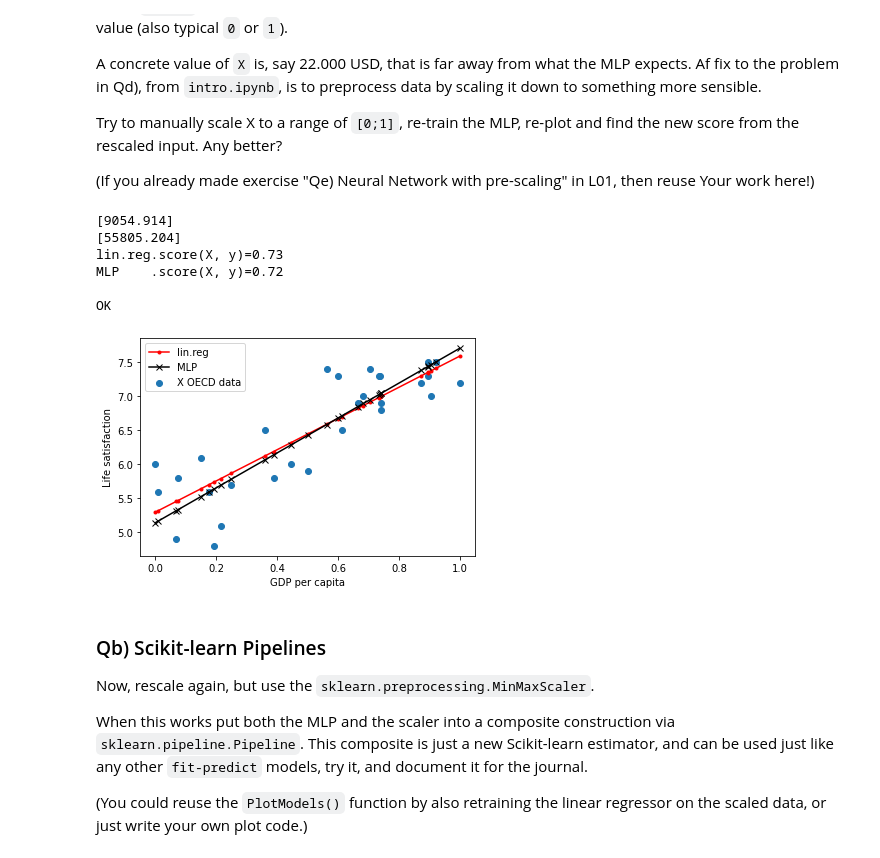
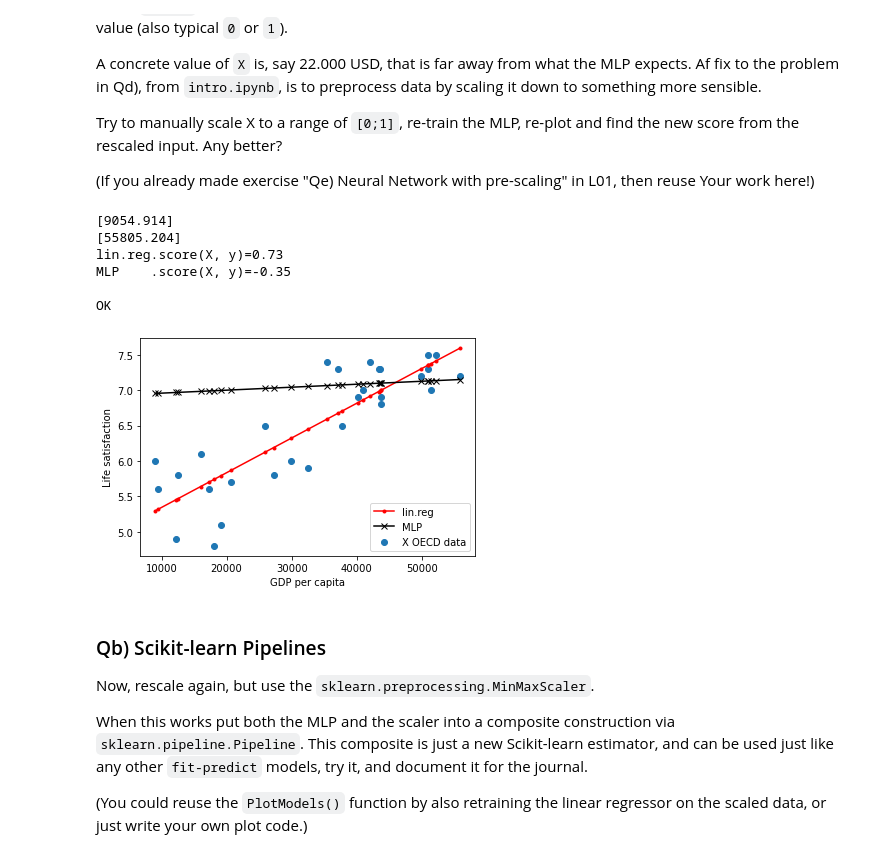
Before and after one commit to GustavNK/SW6, a Jupyter notebook: SWMAL/Lektion4/pipelines.ipynb, the cells around one changed output. Drawn from its saved outputs; the diff is of its cells as text; code cells hidden in the pictures.

```diff
--- a/SWMAL/Lektion4/pipelines.ipynb
+++ b/SWMAL/Lektion4/pipelines.ipynb
@@ -89,7 +93,7 @@ def PlotModels(model1, model2, X, y, name_model1="lin.reg", name_model2="MLP"):
 # lets make a linear and MLP regressor and redo the plots
 
 mlp = MLPRegressor(hidden_layer_sizes=(10, ),
-                   solver='adam',
+                   solver='sgd',
                    activation='relu',
                    tol=1E-5,
                    max_iter=100000,
@@ -124,38 +128,66 @@ Try to manually scale X to a range of `[0;1]`, re-train the MLP, re-plot and fin
 # %%
 # TODO: add your code here.. s109 top, how to make min-max scaling
 #Min_max_Calc(val) = (val-min_val)/(max_val-min_val) Waow!
+def Fill(s, n):
+        while(len(s)<n):
+            s += " "
+        return s
+
+def CalcPredAndScore(model1, model2, X, y):
+        y_pred_model1 = model1.predict(X)
+        y_pred_model2 = model2.predict(X)
+
+        # call r2
+        score_model1 = r2_score(y, y_pred_model1)
+        score_model2 = r2_score(y, y_pred_model2)
+
+        return y_pred_model1, y_pred_model2, score_model1, score_model2
 
 def minmaxscaler(Xvar):
     minVal = min(Xvar)
     maxVal = max(Xvar)
     minmaxedarray = []
     print(minVal)
     print(maxVal)
     for i in Xvar:
-        minmaxedarray.append((i-minVal)/(maxVal-minVal))
+        minmaxedarray.append((i-2*minVal)/(6*maxVal-minVal))
 
     return np.array(minmaxedarray)
 
 minmaxedX = minmaxscaler(X)
 
 mlp.fit(minmaxedX,y)
 linreg.fit(minmaxedX, y)
 
-PlotModels(linreg, mlp, minmaxedX, y)
-plt.savefig('./images/Qa_plot.png', format='png', dpi=300)
+#PlotModels(linreg, mlp, minmaxedX, y)
+y_pred_model1, y_pred_model2, score_model1, score_model2 = CalcPredAndScore(linreg, mlp, minmaxedX, y)
+plt.plot(X, y_pred_model1, "r.-")
+plt.plot(X, y_pred_model2, "kx-")
+plt.scatter(X, y)
+plt.xlabel("GDP per capita")
+plt.ylabel("Life satisfaction")
+plt.legend(["lin.reg", "MLP", "X OECD data"])
+l = max(len("lin.reg"), len("MLP"))
+
+print(f"""{Fill("lin.reg",l)}.score(X, y)={score_model1:0.2f}""")
+print(f"""{Fill("MLP",l)}.score(X, y)={score_model2:0.2f}""")
+
+
+
+plt.savefig('./images/Qa_plot_sgd.png', format='png', dpi=300)
 print("\nOK")
 
 
 
 #assert False, "TODO: rescale X and refit the model(s).."
 # %% [output]
 [9054.914]
 [55805.204]
 lin.reg.score(X, y)=0.73
-MLP    .score(X, y)=0.72
+MLP    .score(X, y)=-0.35
 
 OK
-[figure, old version]
+[figure, new version]
 # %% [markdown]
 ### Qb) Scikit-learn Pipelines
 
```
Also changed, not shown: parts of 4 cells of this notebook, 9 other files.
